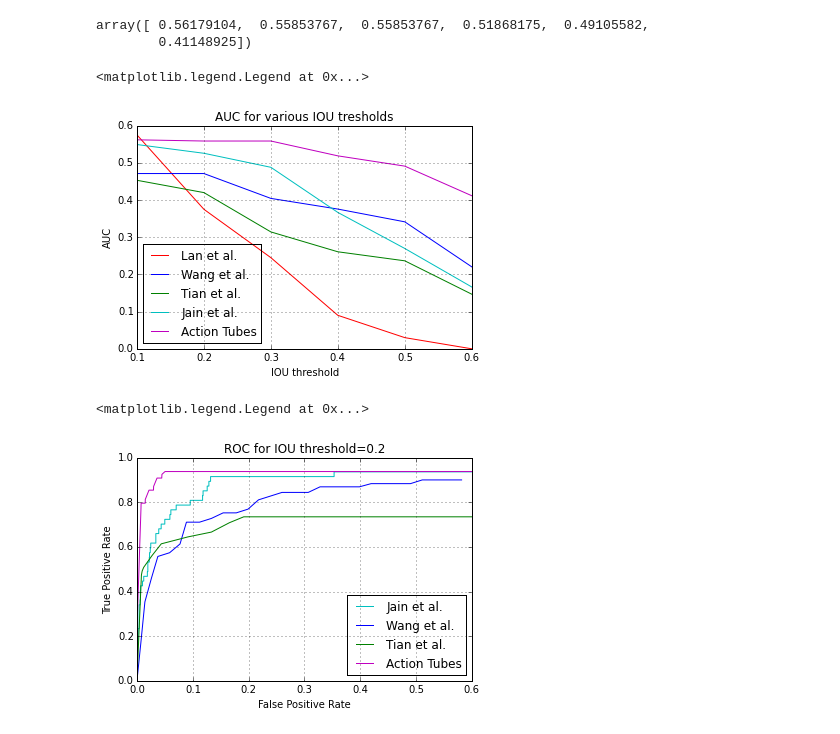
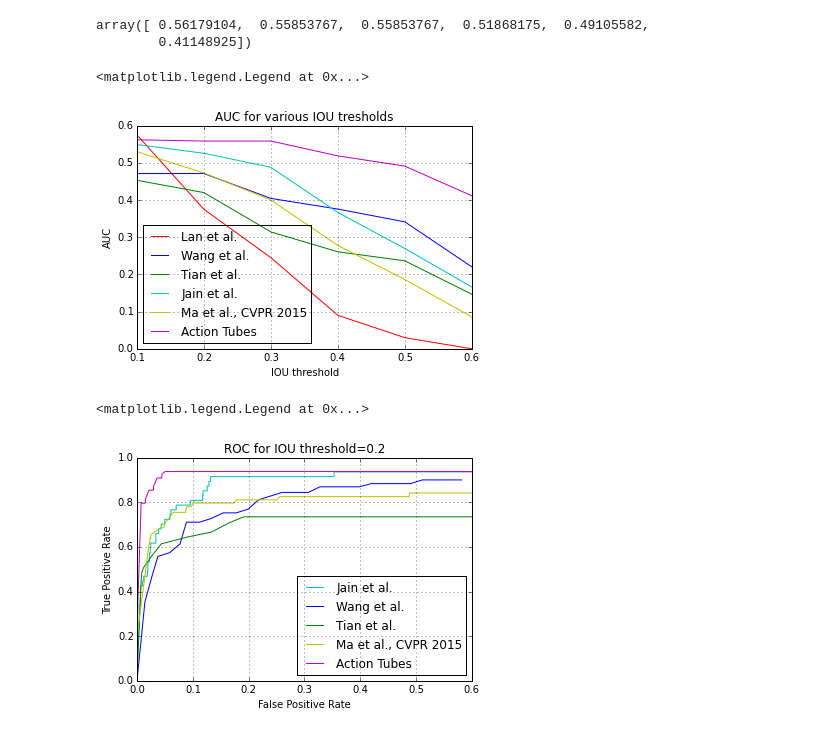
Before and after one commit to gkioxari/ActionTubes, a Jupyter notebook: test_tubes/UCFsports_benchmark/UCFsports_auc.ipynb, the cells around one changed output. Cells and saved outputs as stored; diff of their text form; code cells hidden in the pictures.

Commit message:
results from Ma et al, CVPR 2015

```diff
--- a/test_tubes/UCFsports_benchmark/UCFsports_auc.ipynb
+++ b/test_tubes/UCFsports_benchmark/UCFsports_auc.ipynb
@@ -6,6 +6,7 @@ import matplotlib.pyplot as plt
 import scipy.io as sio
 # %%
 other = sio.loadmat('UCFsports_otherapproaches.mat')
+ma_2015 = sio.loadmat('trees_maetal.mat')
 fat   = sio.loadmat('CNN_UCFsports_myresults.mat')
 # %%
 iou = np.linspace(0.1, 0.6, 6)
@@ -22,6 +23,7 @@ plt.plot(iou, np.reshape(other['lanetal'], (6,)), 'r', label = 'Lan et al.')
 plt.plot(iou, np.reshape(other['poselets_wangetal'],(6,)), 'b', label = 'Wang et al.')
 plt.plot(iou, np.reshape(other['sdpm'], (6,)), 'g', label = 'Tian et al.')
 plt.plot(iou, np.reshape(other['tubelet_jainetal'], (6,)), 'c', label = 'Jain et al.')
+plt.plot(iou, np.reshape(ma_2015['AUC'], (6,)), 'y', label = 'Ma et al., CVPR 2015')
 plt.plot(iou, fat_auc, 'm', label = 'Action Tubes')
 plt.grid()
 plt.xlabel('IOU threshold')
@@ -30,7 +32,7 @@ plt.title('AUC for various IOU tresholds')
 plt.legend(loc = 'lower left')
 # %% [output]
 <matplotlib.legend.Legend at 0x...>
-[figure, old version]
+[figure, new version]
 # %%
 roc_jainetal = other['tubelet_ROC_curve']
 roc_wangetal = other['poselets_ROC_curve']
@@ -41,16 +43,18 @@ fat_tpr = fat['output'][0]['tpr'][1]
 # %%
 pick = np.where(roc_jainetal[:,0]<=0.6)[0]
 plt.plot(roc_jainetal[pick,0],roc_jainetal[pick,1],'c',label='Jain et al.')
 pick = np.where(roc_wangetal[:,0]<=0.6)[0]
 plt.plot(roc_wangetal[pick,0],roc_wangetal[pick,1],'b',label='Wang et al.')
 pick = np.where(roc_sdpm[:,0]<=0.6)[0]
 plt.plot(roc_sdpm[pick,0],roc_sdpm[pick,1],'g',label='Tian et al.')
+pick = np.where(ma_2015['all_fpr']<=0.6)[0]
+plt.plot(ma_2015['all_fpr'][pick], ma_2015['all_tpr'][pick], 'y', label='Ma et al., CVPR 2015')
 plt.plot(fat_fpr, fat_tpr, 'm', label='Action Tubes')
 plt.grid()
 plt.xlabel('False Positive Rate')
 plt.ylabel('True Positive Rate')
 plt.title('ROC for IOU threshold=0.2')
 plt.legend(loc='lower right')
 # %% [output]
 <matplotlib.legend.Legend at 0x...>
-[figure, old version]
+[figure, new version]
```
Also changed, not shown: 1 other file.
